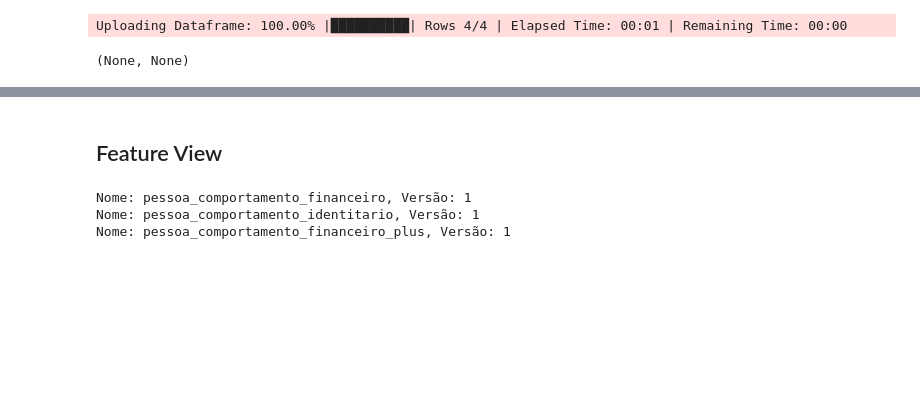
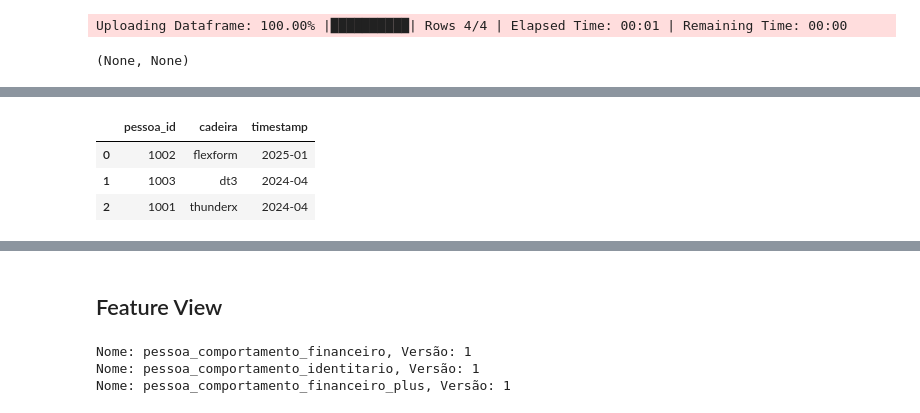
Before and after one commit to diegodila/AIEngineering, a Jupyter notebook: machine_learning/feature_store/hopsworks/data_corte_mode_offline.ipynb, the cells around one changed output, grey strips where cells are left out. Saved outputs shown, nothing was run; the diff lists cells and outputs as text; code cells hidden in the pictures; blank space fills up the shorter version.

```diff
--- a/machine_learning/feature_store/hopsworks/data_corte_mode_offline.ipynb
+++ b/machine_learning/feature_store/hopsworks/data_corte_mode_offline.ipynb
@@ -95,0 +144,9 @@ Uploading Dataframe: 100.00% |██████████| Rows 4/4 | Elapsed
+# %%
+a = fs.get_feature_group(name="pessoa_comportamento_cadeira", version=2)
+# %%
+a.read(online=True)
+# %% [output]
+|  | pessoa_id | cadeira | timestamp |
+| 0 | 1002 | flexform | 2025-01 |
+| 1 | 1003 | dt3 | 2024-04 |
+| 2 | 1001 | thunderx | 2024-04 |
```
Also changed, not shown: parts of 15 cells of this notebook.
